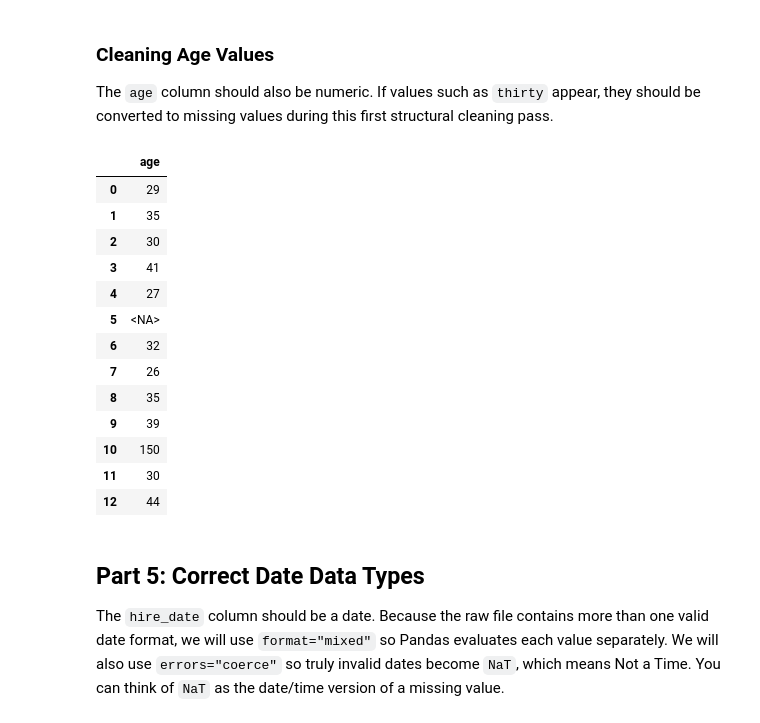
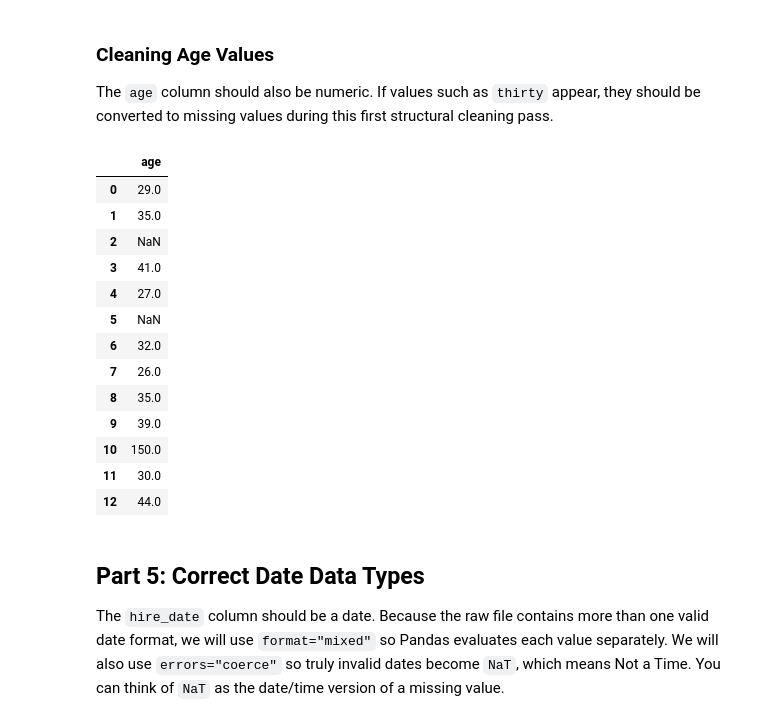
Before and after one commit to JonathanStachowiak/ban6003week3-4-Jonathan_Stachowiak-, a Jupyter notebook: notebooks/week3_data_cleaning_lab.ipynb, the cells around one changed output. Drawn from its saved outputs; the diff is of its cells as text; code cells hidden in the pictures.

Commit message:
Completed Week 3 data cleaning Assingment (Will Do Non-graded Exercises on Second Submission)

```diff
--- a/notebooks/week3_data_cleaning_lab.ipynb
+++ b/notebooks/week3_data_cleaning_lab.ipynb
@@ -235,32 +235,27 @@ df_clean[["salary"]]
 
 The `age` column should also be numeric. If values such as `thirty` appear, they should be converted to missing values during this first structural cleaning pass.
 # %%
- age_cleaned = (
-    df_clean["age"]
-    .astype("string")
-    .str.replace("thirty", "30", regex=False)
- )
 
-df_clean["age"] = pd.to_numeric(age_cleaned, errors="coerce")
+df_clean["age"] = pd.to_numeric(df_clean["age"], errors="coerce")
 
 cleaning_log.append("Converted age to numeric using pd.to_numeric(errors='coerce'). Invalid age values became missing values.")
 
 df_clean[["age"]]
 # %% [output]
 |  | age |
-| 0 | 29 |
-| 1 | 35 |
-| 2 | 30 |
-| 3 | 41 |
-| 4 | 27 |
-| 5 | <NA> |
-| 6 | 32 |
-| 7 | 26 |
-| 8 | 35 |
-| 9 | 39 |
-| 10 | 150 |
-| 11 | 30 |
-| 12 | 44 |
+| 0 | 29.0 |
+| 1 | 35.0 |
+| 2 | NaN |
+| 3 | 41.0 |
+| 4 | 27.0 |
+| 5 | NaN |
+| 6 | 32.0 |
+| 7 | 26.0 |
+| 8 | 35.0 |
+| 9 | 39.0 |
+| 10 | 150.0 |
+| 11 | 30.0 |
+| 12 | 44.0 |
 # %% [markdown]
 ## Part 5: Correct Date Data Types
 
```
Also changed, not shown: parts of 11 cells of this notebook, 1 other file.
